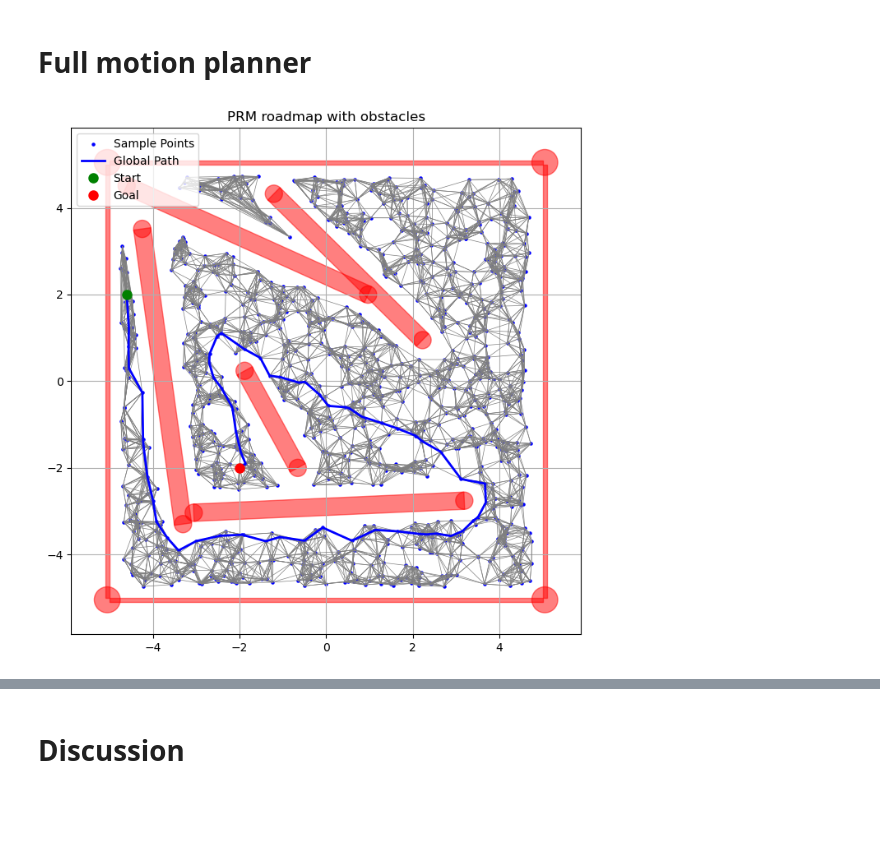
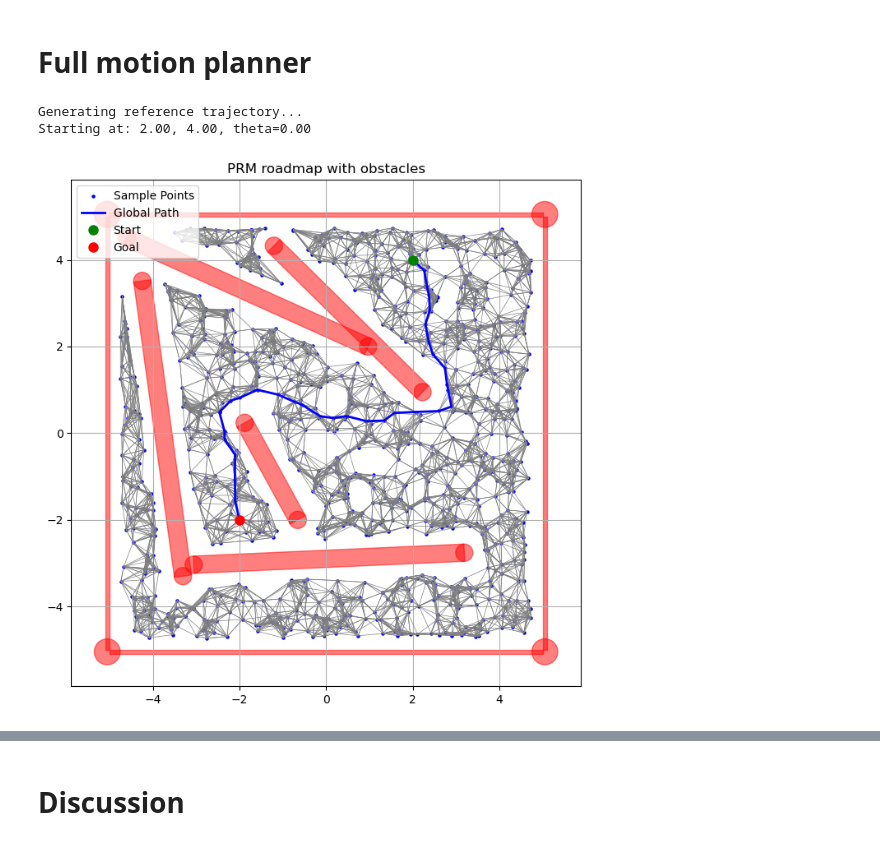
Before and after one commit to Thibi15/robotics, a Jupyter notebook: project/mobile_robot.ipynb, the cells around one changed output, grey strips where cells are left out. Cells and saved outputs as stored; diff of their text form; code cells hidden in the pictures; blank space fills up the shorter version.

```diff
--- a/project/mobile_robot.ipynb
+++ b/project/mobile_robot.ipynb
@@ -21,7 +21,8 @@ Initalize parameters for the robot
 """
 
 RADIUS = 0.25  # Radius of the robot (from the URDF)
-START = [-4.6, 2, 0]  # Starting position of the robot
+# START = [-4.6, 2, 0]  # Starting position of the robot
+START = [2, 4, 0]
 GOAL = [-2, -2, 0]  # Goal position of the robot
 SEED = 42 # Seed for random number generation
 NUMBER_OF_NODES = 1000 # Number of nodes in the graph
@@ -193,7 +194,7 @@ def discrete_dynamics(state, control_input, dt, model_mismatch=False):
 
     return np.array([x, y, theta])
 # %%
-def simulation(controller):
+def simulation(controller, mismatch=False):
     # Simulation parameters
     dt = 0.01  # Time step (s)
     simulation_time = 30  # Total simulation time (s)
@@ -213,7 +214,7 @@ def simulation(controller):
         # w = angular_velocity
 
         # Update robot position and orientation using differential drive kinematics
-        x, y, theta = discrete_dynamics([x, y, theta], [u,w], dt, model_mismatch=True)
+        x, y, theta = discrete_dynamics([x, y, theta], [u,w], dt, model_mismatch=mismatch)
 
         # Normalize theta to keep it within [-pi, pi]
         theta = np.arctan2(np.sin(theta), np.cos(theta))
@@ -606,8 +607,6 @@ class MotionPlanner:
         self.ref_traj = self.reference_trajectory()
         self.ref_idx = 0
         self.start_time = None  # Initialize start time for reference trajectory
-        self.last_controls = None
-
 
         self.actual_path_x = [(start[0], start[1])]
 
@@ -681,7 +680,9 @@ class MotionPlanner:
 
         full_trajectory = []
         current_time = 0.0
-        current_state = np.array([self.global_path_x[0], self.global_path_y[0], 0.0])  # Initial orientation
+        print("Generating reference trajectory...")
+        current_state = np.array([self.global_path_x[0], self.global_path_y[0], START[2]])  # Initial orientation
+        print(f"Starting at: {current_state[0]:.2f}, {current_state[1]:.2f}, theta={current_state[2]:.2f}")
 
         # Create trajectory for each segment of the global path
         for i in range(len(self.global_path_x)-1):
@@ -711,7 +712,9 @@ class MotionPlanner:
                     'x': current_state_sim[0],
                     'y': current_state_sim[1],
                     'theta': current_state_sim[2],
-                    't': current_time
+                    't': current_time,
+                    'v': v,
+                    'omega': omega
                 })
                 current_time += dt
 
@@ -788,31 +791,30 @@ class MotionPlanner:
         self.actual_path_x.append((x, y))
 
         # Early exit if at goal
-        if np.linalg.norm([x - self.global_path_x[-1], y - self.global_path_y[-1]]) < 0.2:
+        if np.linalg.norm([x - GOAL[0], y - GOAL[1]]) < 0.15:
             return 0.0, 0.0
 
         # Controller gains (adjusted for better stability)
-        k1 = 1.2  # Reduced for less aggressive convergence
-        k2 = 0.8   # Lower angular gain
-        k3 = 0.5   # Added damping
-        EPS = 1e-4  # Anti-division-by-zero
+        k1 = 1.0
+        k2 = 1.5
+        k3 = 2.5
+        EPS = 1e-8  # Anti-division-by-zero
 
-        # Find nearest reference point using POSITION instead of time
+        # Find nearest reference point using Euclidean distance
         current_pos = np.array([x, y])
         ref_points = np.array([[p['x'], p['y']] for p in self.ref_traj])
         distances = np.linalg.norm(ref_points - current_pos, axis=1)
         closest_idx = np.argmin(distances)
+        print(f"Closest reference point index: {closest_idx}, distance: {distances[closest_idx]:.2f}") # TODO: remove in production
 
-        # Lookahead (1 second horizon)
-        lookahead = min(closest_idx + int(1.0/0.1), len(self.ref_traj)-1)
-        ref_state = self.ref_traj[lookahead]
+        ref_state = self.ref_traj[closest_idx]
 
         # Get reference values
         x_d = ref_state['x']
         y_d = ref_state['y']
         phi_d = ref_state['theta']
-        v_d = ref_state.get('v', 1.0)    # Use actual reference velocity if available
-        omega_d = ref_state.get('omega', 0.0)  # Use actual angular velocity
+        v_d = ref_state['v']
+        omega_d = ref_state['omega']
 
         # Error transformation matrix (fixed orientation)
         R = np.array([
@@ -825,26 +827,34 @@ class MotionPlanner:
         pose_error = np.array([x - x_d, y - y_d, theta - phi_d])
         x_e, y_e, theta_e = R @ pose_error
 
+        # theta_e = np.clip(theta_e, -np.deg2rad(90), np.deg2rad(90))  # Prevent division issues
+
         # Modified control law with feedforward and protection
         try:
-            v = v_d * np.cos(theta_e) - k1 * x_e
-            omega = omega_d + v_d * (k2 * y_e + k3 * np.sin(theta_e))
+            v = (v_d - k1 * abs(v_d) * (x_e + y_e * np.tan(theta_e))) / (np.cos(theta_e) + EPS)
+            omega = omega_d - ((k2 * v_d * y_e + k3 * abs(v_d) * np.tan(theta_e)) * (np.cos(theta_e)**2))
         except ZeroDivisionError:
             v, omega = v_d, omega_d
 
-        # Smooth saturation with deadzone
-        MAX_V = 2.5
-        MAX_OMEGA = 1.8
+
+        # print(f"v_d: {v_d:.2f}, omega_d: {omega_d:.2f}")
+        # print(f"x_e: {x_e:.2f}, y_e: {y_e:.2f}, theta_e: {np.degrees(theta_e):.2f}° , v: {v:.2f}, omega: {omega:.2f}")
+        # print(f"Ref Traj: t={ref_state['t']:.1f}, v_d={ref_state['v']:.2f}, omega_d={ref_state['omega']:.2f}")
+
+        # Higher limits for velocities
+        # (The reference trajectory could be planned using not-quite-extremal controls, capped at v=3 and omega=2)
+        MAX_V = 5
+        MAX_OMEGA = 4
         v = np.clip(v, -MAX_V, MAX_V)
         omega = np.clip(omega, -MAX_OMEGA, MAX_OMEGA)
 
-        # Add low-pass filter to control outputs
-        if self.last_controls is None:
-            self.last_controls = np.array([v, omega])
-        else:
-            alpha = 0.2  # Filter coefficient
-            self.last_controls = alpha * np.array([v, omega]) + (1-alpha) * self.last_controls
-            v, omega = self.last_controls
+        # # Add low-pass filter to control outputs
+        # if self.last_controls is None:
+        #     self.last_controls = np.array([v, omega])
+        # else:
+        #     alpha = 0.2  # Filter coefficient
+        #     self.last_controls = alpha * np.array([v, omega]) + (1-alpha) * self.last_controls
+        #     v, omega = self.last_controls
 
         return float(v), float(omega)
 
@@ -932,7 +942,7 @@ class MotionPlanner:
 
                 # Create unrotated rectangle
                 box = Rectangle(
-                    (-length / 2, -radius),  # lower-left corner (local coords)
+                    (-length / 2, -radius),
                     width=length,
                     height=radius * 2,
                     color="red",
@@ -940,32 +950,36 @@ class MotionPlanner:
                 )
 
                 # Rotate and move the rectangle to its position
                 t = transforms.Affine2D().rotate(angle).translate(center_x, center_y) + plt.gca().transData
                 box.set_transform(t)
                 plt.gca().add_patch(box)
 
         plt.legend()
         plt.title("Actual path taken by the robot")
         plt.xlabel("X Position")
         plt.ylabel("Y Position")
         plt.grid(True)
         plt.show()
 
 # Initialize planner with start and goal
 start = START
 goal = GOAL
 obstacles = get_obstacles()
 planner = MotionPlanner(start, goal, obstacles)
 planner.plot_road_map()
 planner.plot_ref_traj()
 
+print(planner.ref_traj)
+
 def controller(x, y, theta, z):
     return planner.reference_trajectory_control(x, y, theta)
     # return planner.basic_control(x, y, theta)
 
 
-simulation(controller)
+simulation(controller, mismatch=True)
 
 planner.plot_actual_path()
 # %% [output]
+Generating reference trajectory...
+Starting at: 2.00, 4.00, theta=0.00
-[figure, old version]
+[figure, new version]
```
Also changed, not shown: parts of 3 cells of this notebook.
